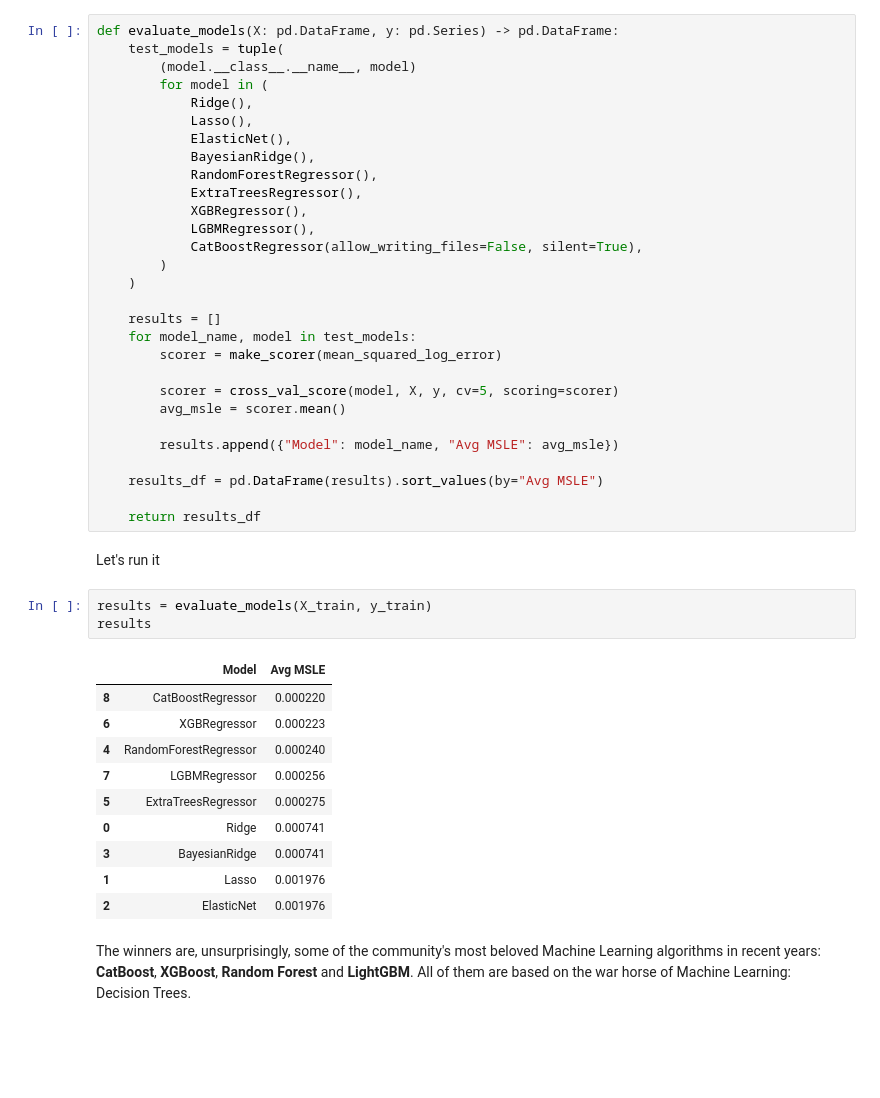
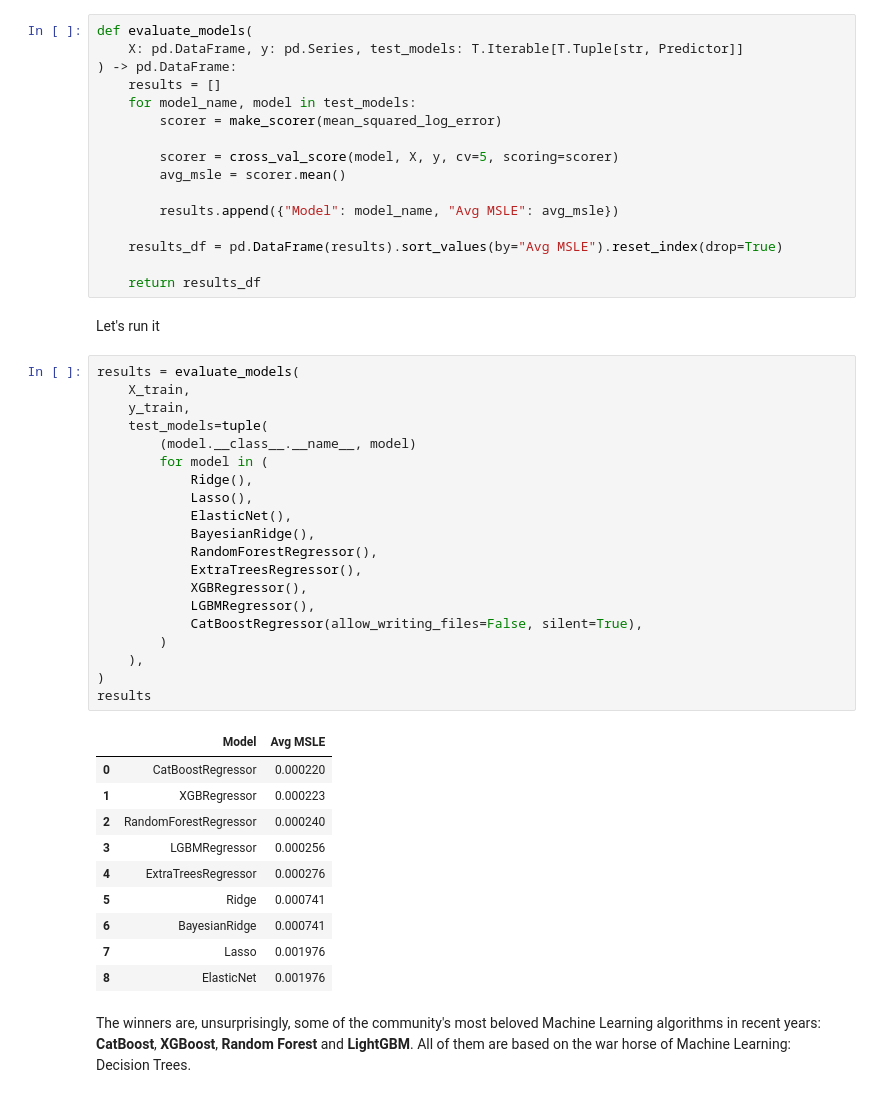
Before and after one commit to TheCamilovisk/HousePricePredictionApp, a Jupyter notebook: notebooks/04-model-selection.ipynb, the cells around one changed output. Cells and saved outputs as stored; diff of their text form; blank space fills up the shorter version.

```diff
--- a/notebooks/04-model-selection.ipynb
+++ b/notebooks/04-model-selection.ipynb
@@ -185,20 +202,7 @@ We'll create a function that evaluates the avarage cross-validation Mean Squared
 # %%
-def evaluate_models(X: pd.DataFrame, y: pd.Series) -> pd.DataFrame:
-    test_models = tuple(
-        (model.__class__.__name__, model)
-        for model in (
-            Ridge(),
-            Lasso(),
-            ElasticNet(),
-            BayesianRidge(),
-            RandomForestRegressor(),
-            ExtraTreesRegressor(),
-            XGBRegressor(),
-            LGBMRegressor(),
-            CatBoostRegressor(allow_writing_files=False, silent=True),
-        )
-    )
-
+def evaluate_models(
+    X: pd.DataFrame, y: pd.Series, test_models: T.Iterable[T.Tuple[str, Predictor]]
+) -> pd.DataFrame:
     results = []
     for model_name, model in test_models:
         scorer = make_scorer(mean_squared_log_error)
@@ -208,24 +212,41 @@ def evaluate_models(X: pd.DataFrame, y: pd.Series) -> pd.DataFrame:
 
         results.append({"Model": model_name, "Avg MSLE": avg_msle})
 
-    results_df = pd.DataFrame(results).sort_values(by="Avg MSLE")
+    results_df = pd.DataFrame(results).sort_values(by="Avg MSLE").reset_index(drop=True)
 
     return results_df
 # %% [markdown]
 Let's run it
-# %%
-results = evaluate_models(X_train, y_train)
-results
-# %% [output]
-|  | Model | Avg MSLE |
-| 8 | CatBoostRegressor | 0.000220 |
-| 6 | XGBRegressor | 0.000223 |
-| 4 | RandomForestRegressor | 0.000240 |
-| 7 | LGBMRegressor | 0.000256 |
-| 5 | ExtraTreesRegressor | 0.000275 |
-| 0 | Ridge | 0.000741 |
-| 3 | BayesianRidge | 0.000741 |
-| 1 | Lasso | 0.001976 |
-| 2 | ElasticNet | 0.001976 |
+# %%
+results = evaluate_models(
+    X_train,
+    y_train,
+    test_models=tuple(
+        (model.__class__.__name__, model)
+        for model in (
+            Ridge(),
+            Lasso(),
+            ElasticNet(),
+            BayesianRidge(),
+            RandomForestRegressor(),
+            ExtraTreesRegressor(),
+            XGBRegressor(),
+            LGBMRegressor(),
+            CatBoostRegressor(allow_writing_files=False, silent=True),
+        )
+    ),
+)
+results
+# %% [output]
+|  | Model | Avg MSLE |
+| 0 | CatBoostRegressor | 0.000220 |
+| 1 | XGBRegressor | 0.000223 |
+| 2 | RandomForestRegressor | 0.000240 |
+| 3 | LGBMRegressor | 0.000256 |
+| 4 | ExtraTreesRegressor | 0.000276 |
+| 5 | Ridge | 0.000741 |
+| 6 | BayesianRidge | 0.000741 |
+| 7 | Lasso | 0.001976 |
+| 8 | ElasticNet | 0.001976 |
 # %% [markdown]
 The winners are, unsurprisingly, some of the community's most beloved Machine Learning algorithms in recent years: **CatBoost**, **XGBoost**, **Random Forest** and **LightGBM**. All of them are based on the war horse of Machine Learning: Decision Trees.
```
Also changed, not shown: parts of 6 cells of this notebook.
